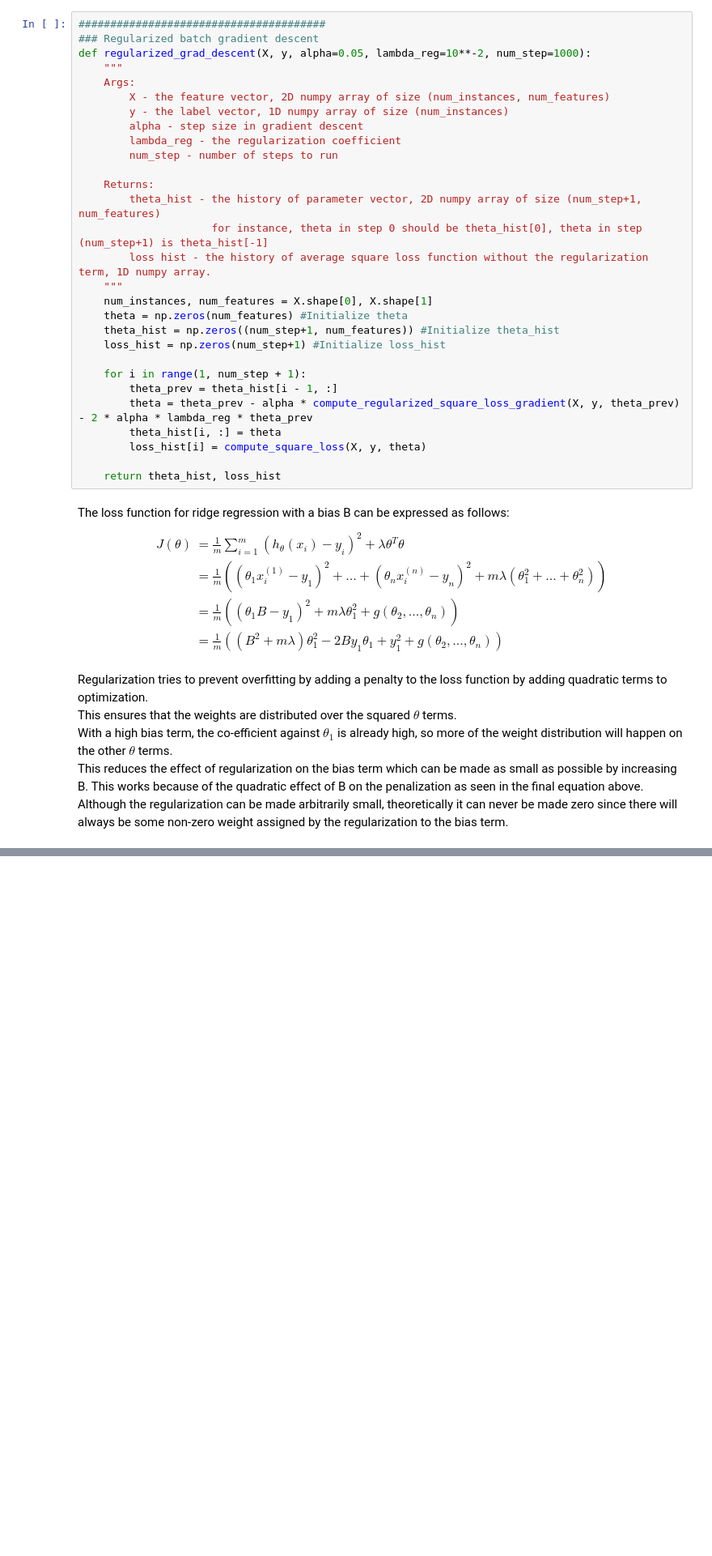
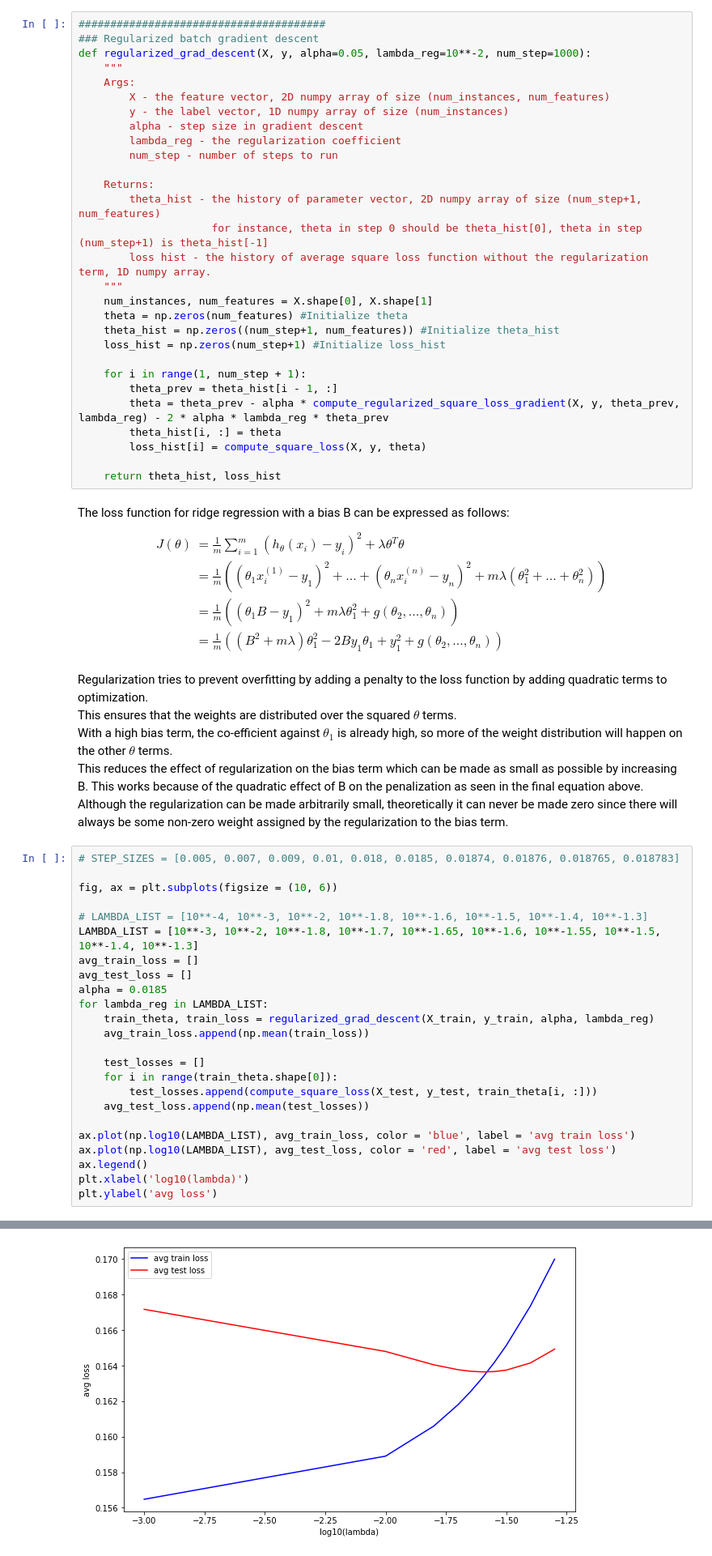
Before and after one commit to nikhilvsupekar/ml-algorithms, a Jupyter notebook: notebooks/hw2_gd_regression.ipynb, the cells around one changed output, grey strips where cells are left out. Shown: that part at 81% size. Drawn from its saved outputs; the diff is of its cells as text; blank space fills up the shorter version.

```diff
--- a/notebooks/hw2_gd_regression.ipynb
+++ b/notebooks/hw2_gd_regression.ipynb
@@ -372,7 +377,7 @@ def regularized_grad_descent(X, y, alpha=0.05, lambda_reg=10**-2, num_step=1000)
 
     for i in range(1, num_step + 1):
         theta_prev = theta_hist[i - 1, :]
-        theta = theta_prev - alpha * compute_regularized_square_loss_gradient(X, y, theta_prev) - 2 * alpha * lambda_reg * theta_prev
+        theta = theta_prev - alpha * compute_regularized_square_loss_gradient(X, y, theta_prev, lambda_reg) - 2 * alpha * lambda_reg * theta_prev
         theta_hist[i, :] = theta
         loss_hist[i] = compute_square_loss(X, y, theta)
 
@@ -393,3 +398,28 @@ This ensures that the weights are distributed over the squared $\theta$ terms.<b
 With a high bias term, the co-efficient against $\theta_1$ is already high, so more of the weight distribution will happen on the other $\theta$ terms. <br>
 This reduces the effect of regularization on the bias term which can be made as small as possible by increasing B. This works because of the quadratic effect of B on the penalization as seen in the final equation above. <br>
 Although the regularization can be made arbitrarily small, theoretically it can never be made zero since there will always be some non-zero weight assigned by the regularization to the bias term.
+# %%
+# STEP_SIZES = [0.005, 0.007, 0.009, 0.01, 0.018, 0.0185, 0.01874, 0.01876, 0.018765, 0.018783]
+
+fig, ax = plt.subplots(figsize = (10, 6))
+
+# LAMBDA_LIST = [10**-4, 10**-3, 10**-2, 10**-1.8, 10**-1.6, 10**-1.5, 10**-1.4, 10**-1.3]
+LAMBDA_LIST = [10**-3, 10**-2, 10**-1.8, 10**-1.7, 10**-1.65, 10**-1.6, 10**-1.55, 10**-1.5, 10**-1.4, 10**-1.3]
+avg_train_loss = []
+avg_test_loss = []
+alpha = 0.0185
+for lambda_reg in LAMBDA_LIST:
+    train_theta, train_loss = regularized_grad_descent(X_train, y_train, alpha, lambda_reg)
+    avg_train_loss.append(np.mean(train_loss))
+
+    test_losses = []
+    for i in range(train_theta.shape[0]):
+        test_losses.append(compute_square_loss(X_test, y_test, train_theta[i, :]))
+    avg_test_loss.append(np.mean(test_losses))
+
+ax.plot(np.log10(LAMBDA_LIST), avg_train_loss, color = 'blue', label = 'avg train loss')
+ax.plot(np.log10(LAMBDA_LIST), avg_test_loss, color = 'red', label = 'avg test loss')
+ax.legend()
+plt.xlabel('log10(lambda)')
+plt.ylabel('avg loss')
+# %% [output]
@@ -395,0 +427 @@ Although the regularization can be made arbitrarily small, theoretically it can
+[figure, added]
```
Also changed, not shown: parts of 4 cells of this notebook.
